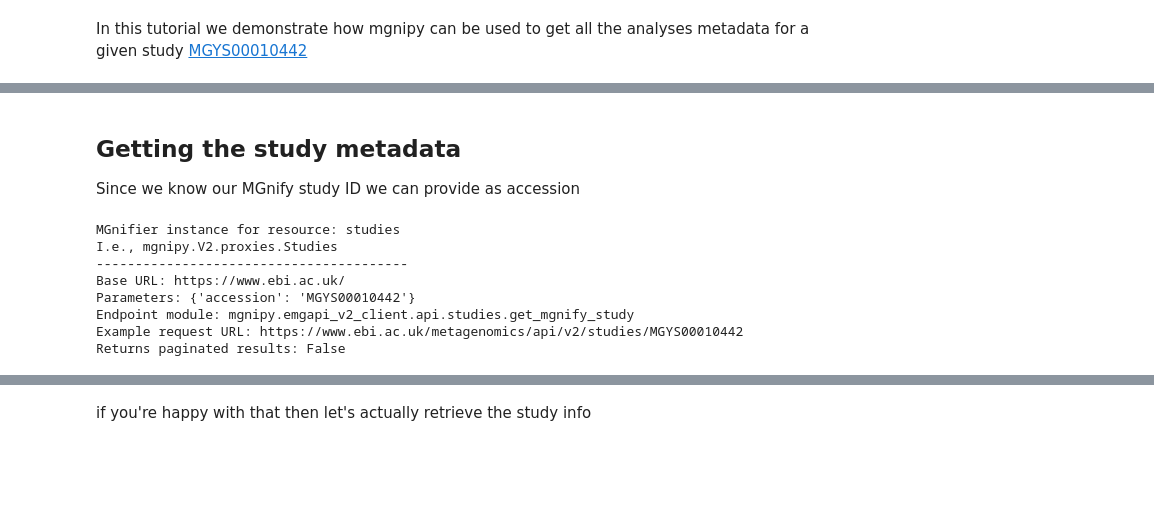
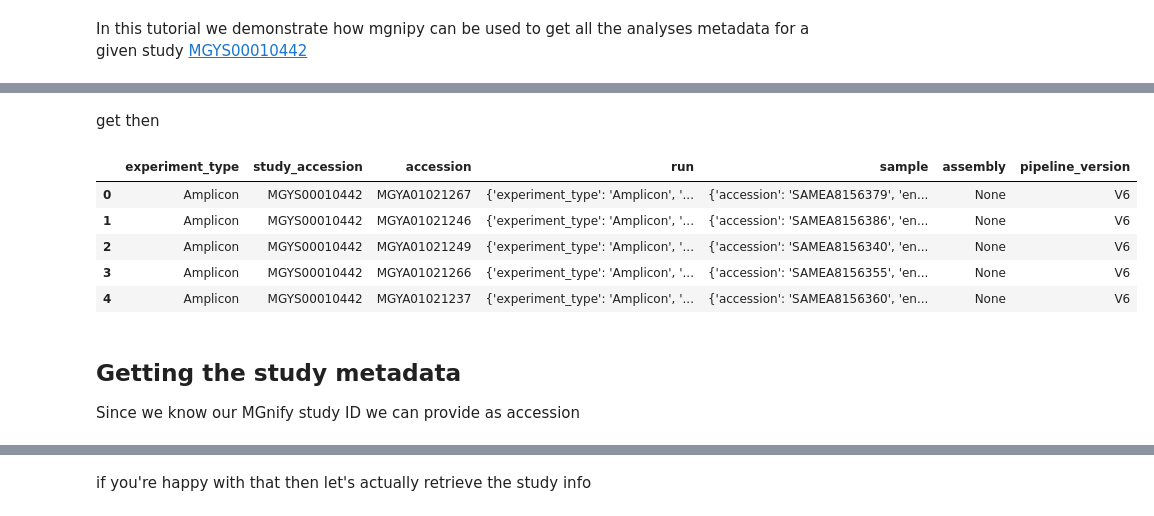
Before and after one commit to EBI-Metagenomics/mgnipy, a Jupyter notebook: docs/tutorials/demos/get_all_analyses_for_study.ipynb, the cells around one changed output, grey strips where cells are left out. Saved outputs shown, nothing was run; the diff lists cells and outputs as text; code cells hidden in the pictures; blank space fills up the shorter version.

```diff
--- a/docs/tutorial/get_all_analyses_for_study.ipynb
+++ b/docs/tutorials/demos/get_all_analyses_for_study.ipynb
@@ -60,0 +11,2 @@ for each_study in pd_studies_list:
+# %%
+study_accession = "MGYS00010442"
@@ -61,4 +15,12 @@ for each_study in pd_studies_list:
 # %%
 from mgnipy import MGnipy
 import asyncio # optional, for async requests
-import pandas as pd # optional
+
+# init
+MG = MGnipy()
+
+# access study resource
+study = MG.study(study_accession)
+
+# check it out
+print(study)
@@ -84,0 +73,5 @@ MG.list_resources()
+# %%
+# traverse to analyses for the given study detail
+study_analyses_list = study.analyses
+# preview how many analyses to retrieve
+study_analyses_list.explain()
@@ -84,0 +86,15 @@ MG.list_resources()
+# %% [markdown]
+get then
+# %%
+# async get
+await study_analyses_list.aget()
+
+# check it out
+study_analyses_list.to_df().head()
+# %% [output]
+|  | experiment_type | study_accession | accession | run | sample | assembly | pipeline_version |
+| 0 | Amplicon | MGYS00010442 | MGYA01021267 | {'experiment_type': 'Amplicon', '... | {'accession': 'SAMEA8156379', 'en... | None | V6 |
+| 1 | Amplicon | MGYS00010442 | MGYA01021246 | {'experiment_type': 'Amplicon', '... | {'accession': 'SAMEA8156386', 'en... | None | V6 |
+| 2 | Amplicon | MGYS00010442 | MGYA01021249 | {'experiment_type': 'Amplicon', '... | {'accession': 'SAMEA8156340', 'en... | None | V6 |
+| 3 | Amplicon | MGYS00010442 | MGYA01021266 | {'experiment_type': 'Amplicon', '... | {'accession': 'SAMEA8156355', 'en... | None | V6 |
+| 4 | Amplicon | MGYS00010442 | MGYA01021237 | {'experiment_type': 'Amplicon', '... | {'accession': 'SAMEA8156360', 'en... | None | V6 |
@@ -86,15 +104,3 @@ MG.list_resources()
 ## Getting the study metadata
 
 Since we know our MGnify study ID we can provide as accession
-# %%
-study = MG.studies(accession="MGYS00010442")
-print(study)
-# %% [output]
-MGnifier instance for resource: studies
-I.e., mgnipy.V2.proxies.Studies
-----------------------------------------
-Base URL: https://www.ebi.ac.uk/
-Parameters: {'accession': 'MGYS00010442'}
-Endpoint module: mgnipy.emgapi_v2_client.api.studies.get_mgnify_study
-Example request URL: https://www.ebi.ac.uk/metagenomics/api/v2/studies/MGYS00010442
-Returns paginated results: False
```
Also changed, not shown: parts of 26 cells of this notebook, 26 other files.
